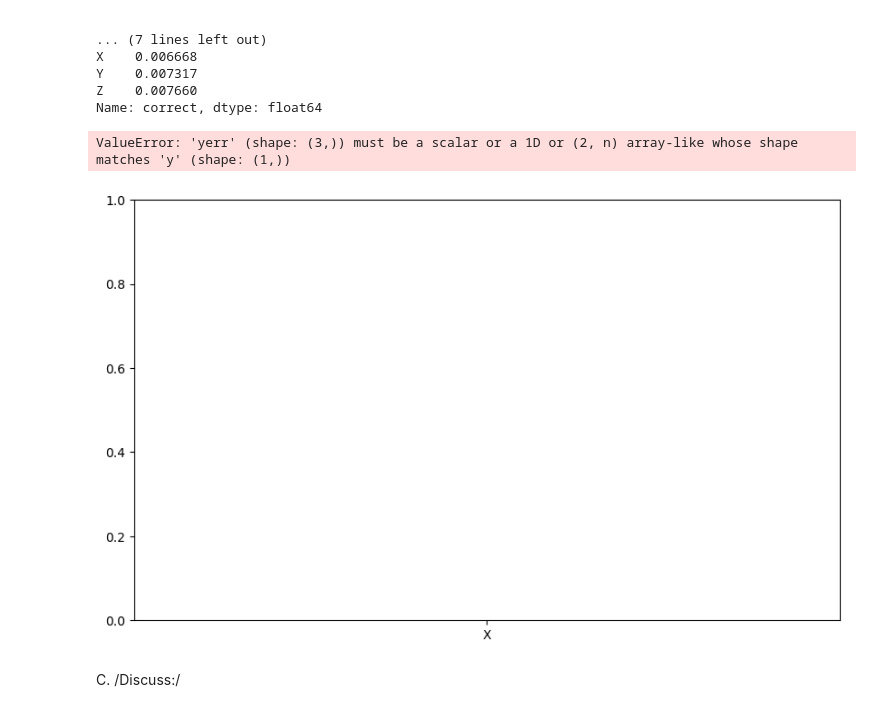
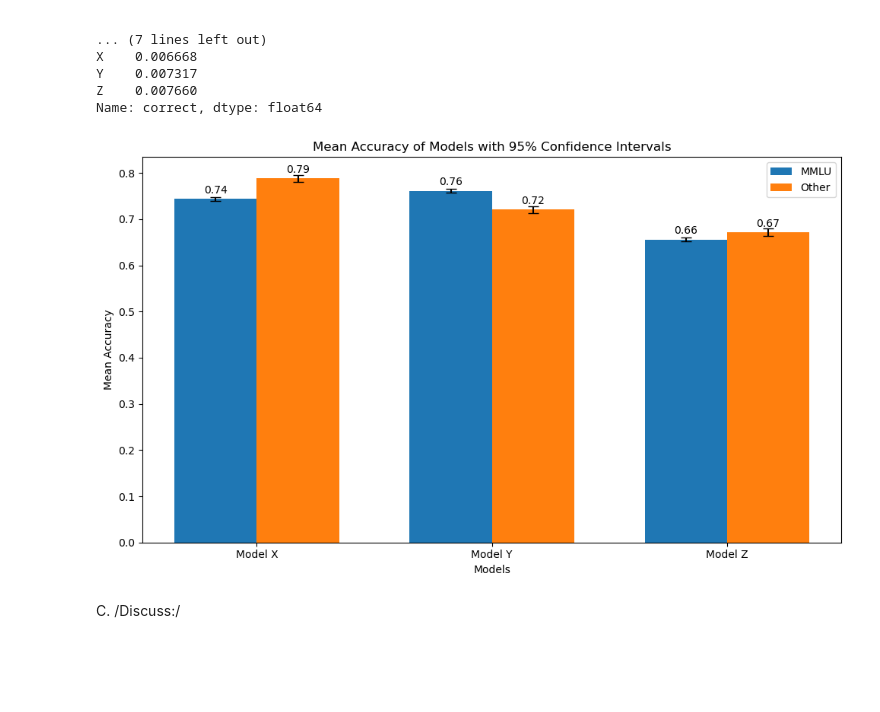
Before and after one commit to Thierrix/2024, a Jupyter notebook: Homework/01_PROJECT_NEUTRALITY/analysis.ipynb, the cells around one changed output. Saved outputs shown, nothing was run; the diff lists cells and outputs as text; code cells hidden in the pictures; blank space fills up the shorter version.

```diff
--- a/Homework/01_PROJECT_NEUTRALITY/analysis.ipynb
+++ b/Homework/01_PROJECT_NEUTRALITY/analysis.ipynb
@@ -428,30 +428,69 @@ Y    0.007317
 Z    0.007660
 Name: correct, dtype: float64
 # %%
-# B
-# B
-# Plotting the mean accuracy with standard errors
-plt.figure(figsize=(10, 6))
+import numpy as np
+import matplotlib.pyplot as plt
+from scipy import stats
 
-# Plot for MMLU dataset
-sns.barplot(x=mean_accuracy_mmlu.index, y=mean_accuracy_mmlu, yerr=1.96*std_error_mmlu, capsize=5, alpha=0.6)
-plt.xlabel('Model')
-plt.ylabel('Mean Accuracy')
-plt.title('Mean Accuracy of Models on MMLU Dataset with 95% Confidence Interval')
-plt.legend(['MMLU'])
+mean_x_mmlu = mean_accuracy_mmlu['X']
+mean_y_mmlu = mean_accuracy_mmlu['Y']
+mean_z_mmlu = mean_accuracy_mmlu['Z']
+
+mean_x_other = mean_accuracy_other['X']
+mean_y_other = mean_accuracy_other['Y']
+mean_z_other = mean_accuracy_other['Z']
+
+std_x_mmlu = std_error_mmlu['X']
+std_y_mmlu = std_error_mmlu['Y']
+std_z_mmlu = std_error_mmlu['Z']
+
+std_x_other = std_error_other['X']
+std_y_other = std_error_other['Y']
+std_z_other = std_error_other['Z']
+
+# Plotting the bar plot with standard errors and 95% confidence intervals
+labels = ['Model X', 'Model Y', 'Model Z']
+x = np.arange(len(labels))  # the label locations
+width = 0.35  # the width of the bars
+
+fig, ax = plt.subplots(figsize=(10, 6))
+
+# Plotting MMLU dataset
+rects1 = ax.bar(x - width/2, [mean_x_mmlu, mean_y_mmlu, mean_z_mmlu], width,
+                yerr=[std_x_mmlu, std_y_mmlu, std_z_mmlu], label='MMLU', capsize=5)
+
+# Plotting Other dataset
+rects2 = ax.bar(x + width/2, [mean_x_other, mean_y_other, mean_z_other], width,
+                yerr=[std_x_other, std_y_other, std_z_other], label='Other', capsize=5)
+
+# Add some text for labels, title and custom x-axis tick labels, etc.
+ax.set_xlabel('Models')
+ax.set_ylabel('Mean Accuracy')
+ax.set_title('Mean Accuracy of Models with 95% Confidence Intervals')
+ax.set_xticks(x)
+ax.set_xticklabels(labels)
+ax.legend()
+
+# Function to add labels on top of bars
+def autolabel(rects):
+    for rect in rects:
+        height = rect.get_height()
+        ax.annotate(f'{height:.2f}',
+                    xy=(rect.get_x() + rect.get_width() / 2, height),
+                    xytext=(0, 3),  # 3 points vertical offset
+                    textcoords="offset points",
+                    ha='center', va='bottom')
+
+autolabel(rects1)
+autolabel(rects2)
+
+fig.tight_layout()
+
 plt.show()
 
-# Plot for Other dataset
-plt.figure(figsize=(10, 6))
-sns.barplot(x=mean_accuracy_other.index, y=mean_accuracy_other, yerr=1.96*std_error_other, capsize=5, alpha=0.6)
-plt.xlabel('Model')
-plt.ylabel('Mean Accuracy')
-plt.title('Mean Accuracy of Models on Other Dataset with 95% Confidence Interval')
-plt.legend(['Other'])
-plt.show()
+#a refaire
 # %% [output]
-ValueError: 'yerr' (shape: (3,)) must be a scalar or a 1D or (2, n) array-like whose shape matches 'y' (shape: (1,))
-[figure, old version]
+[figure, new version]
 # %% [markdown]
 C. /Discuss:/
 # %% [markdown]
```
Also changed, not shown: parts of 9 cells of this notebook.
